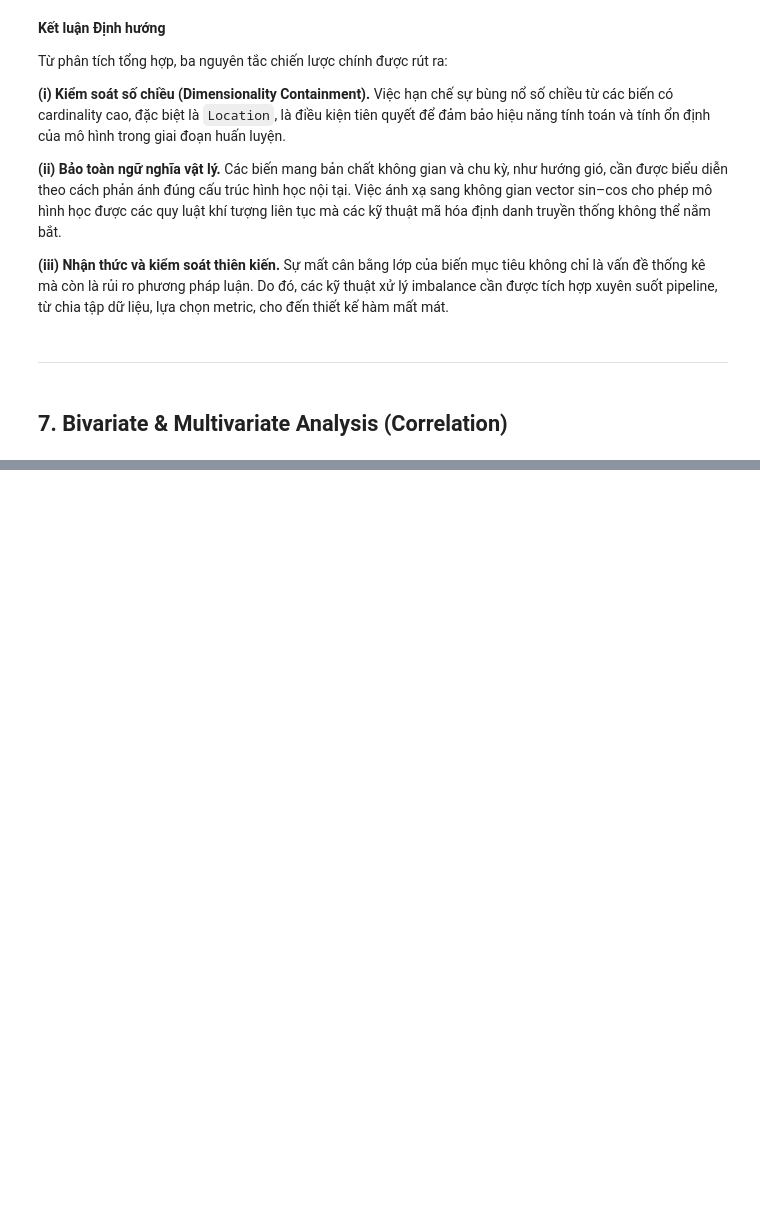
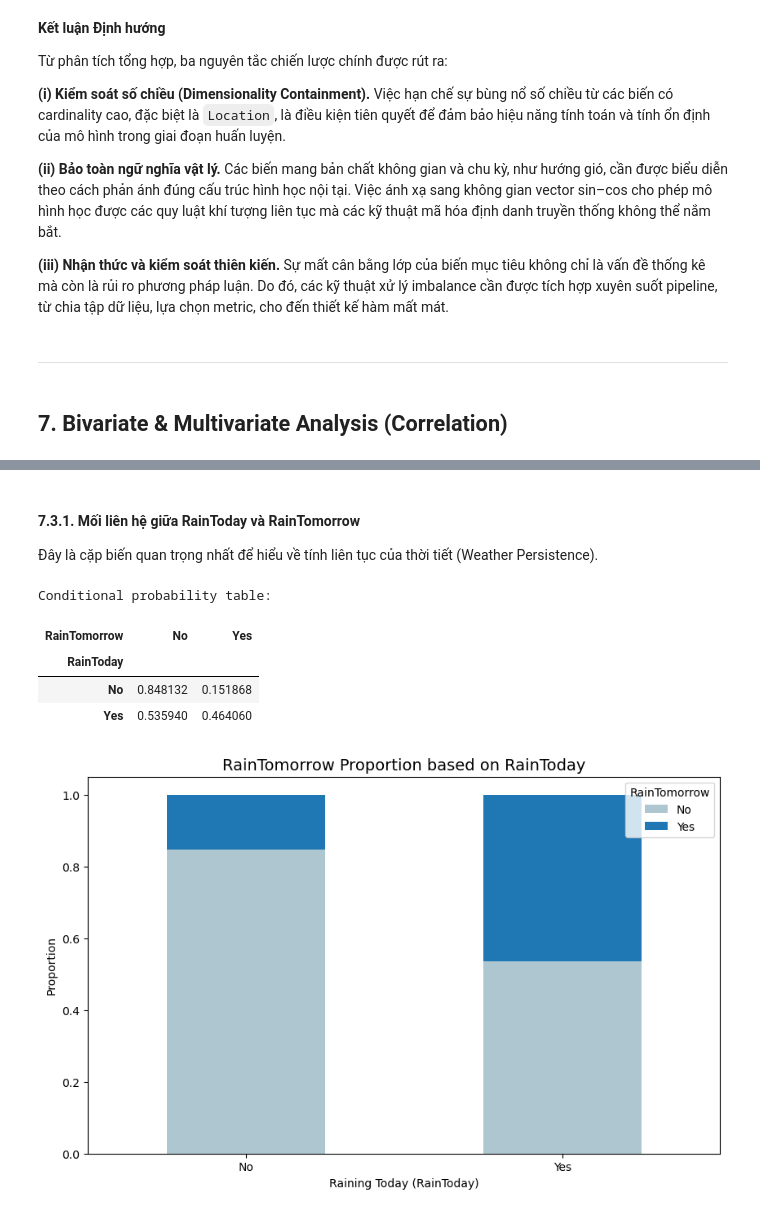
Before and after one commit to ThanhChuong12/Prog4DS-Final-Project, a Jupyter notebook: notebooks/02_data_exploration.ipynb, the cells around one changed output, grey strips where cells are left out. Drawn from its saved outputs; the diff is of its cells as text; code cells hidden in the pictures; blank space fills up the shorter version.

```diff
--- a/notebooks/02_data_exploration.ipynb
+++ b/notebooks/02_data_exploration.ipynb
@@ -1427,0 +1457,12 @@ Outliers: Capping hay giữ nguyên (vì bão là sự thật)?
+# %% [markdown]
+#### **7.3.1. Mối liên hệ giữa RainToday và RainTomorrow**
+Đây là cặp biến quan trọng nhất để hiểu về tính liên tục của thời tiết (Weather Persistence).
+# %%
+raintoday_and_raintomorrow_conditional_probability_and_stacked_bar_chart(df_weather)
+# %% [output]
+Conditional probability table:
+| RainTomorrow | No | Yes |
+| RainToday |  |  |
+| No | 0.848132 | 0.151868 |
+| Yes | 0.535940 | 0.464060 |
+[figure, added]
```
Also changed, not shown: parts of 36 cells of this notebook.
